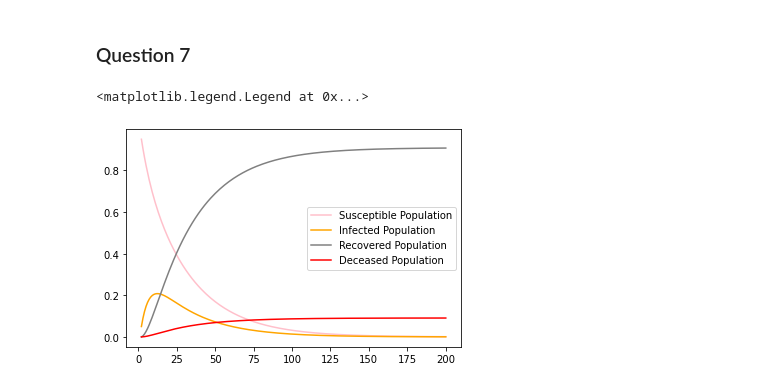
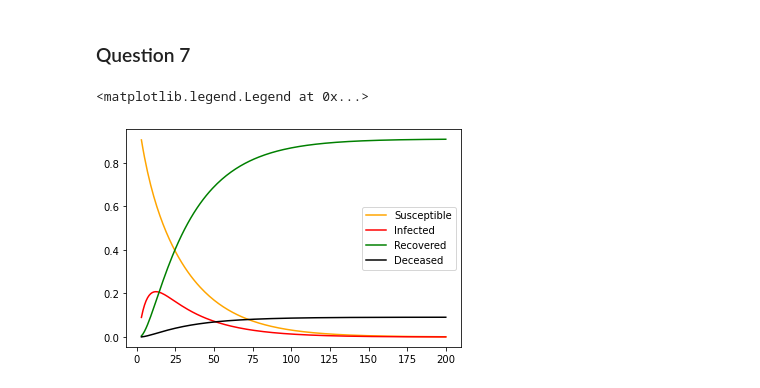
Before and after one commit to RealDyllon/cz1104, a Jupyter notebook: labs/lab2/Lab2_Solution.ipynb, the cells around one changed output. Saved outputs shown, nothing was run; the diff lists cells and outputs as text; code cells hidden in the pictures.

```diff
--- a/labs/lab2/Lab2_Solution.ipynb
+++ b/labs/lab2/Lab2_Solution.ipynb
@@ -386,21 +394,19 @@ print(S)
 # %% [markdown]
 ### Question 5
 # %%
-Linkmat = np.array([[0,1/2,1/4,1,1/3], [1/3,0,1/4,0,0],
-[1/3,1/2,0,0,1/3], [1/3,0,1/4,0,1/3], [0,0,1/4,0,0]])
-A_new = np.subtract(Linkmat, np.eye(5))
-A_new *= 6
-A_new
-rref(A_new)
-x = []
+# define our matrices
+linking_matrix = np.array([
+    [0  , 1/2, 1/4, 1  , 1/3],
+    [1/3, 0  , 1/4, 0  , 0  ],
+    [1/3, 1/2, 0  , 0  , 1/3],
+    [1/3, 0  , 1/4, 0  , 1/3],
+    [0  , 0  , 1/4, 0  , 0  ]
+])
+identity = np.eye(5)
 
-for i in A_new:
-    x.append(-i[4])
+# rref the diff
+A_2 = np.subtract(linking_matrix, identity)
+rref(A_2)
 
-x = np.array(x)
-x[4] = 1
-x = np.array(x).reshape(5,1)
-norm = np.linalg.norm(x)
-x = x/norm
-print(x)
+A_2
 # %% [output]
@@ -426,27 +451,27 @@ print(x_1)
 # %%
 from numpy.linalg import matrix_power
 P = np.array([[0.95 , 0.04 , 0 , 0], [0.05, 0.85, 0,0], [0,0.1,1,0], [0,0.01,0,1]])
 x_1 = np.array([1,0,0,0])
 S = []
 I = []
 R = []
 D = []
 x = []
 
-for i in range(1,200):
+for i in range(2,200):
     x.append(i+1)
     S.append((matrix_power(P, i) @ x_1)[0])
     I.append((matrix_power(P, i) @ x_1)[1])
     R.append((matrix_power(P, i) @ x_1)[2])
     D.append((matrix_power(P, i) @ x_1)[3])
 
 # plt.subplot(4,1,1)
 
-plt.plot(x, S, color="pink", label = "Susceptible Population")
-plt.plot(x, I, color="orange",label = "Infected Population")
-plt.plot(x, R, color="gray", label = "Recovered Population")
-plt.plot(x, D, color="red", label = "Deceased Population")
+plt.plot(x, S, color="orange", label = "Susceptible")
+plt.plot(x, I, color="red",label = "Infected")
+plt.plot(x, R, color="green", label = "Recovered")
+plt.plot(x, D, color="black", label = "Deceased")
 plt.legend()
 # %% [output]
 <matplotlib.legend.Legend at 0x...>
-[figure, old version]
+[figure, new version]
```
Also changed, not shown: parts of 7 cells of this notebook.
